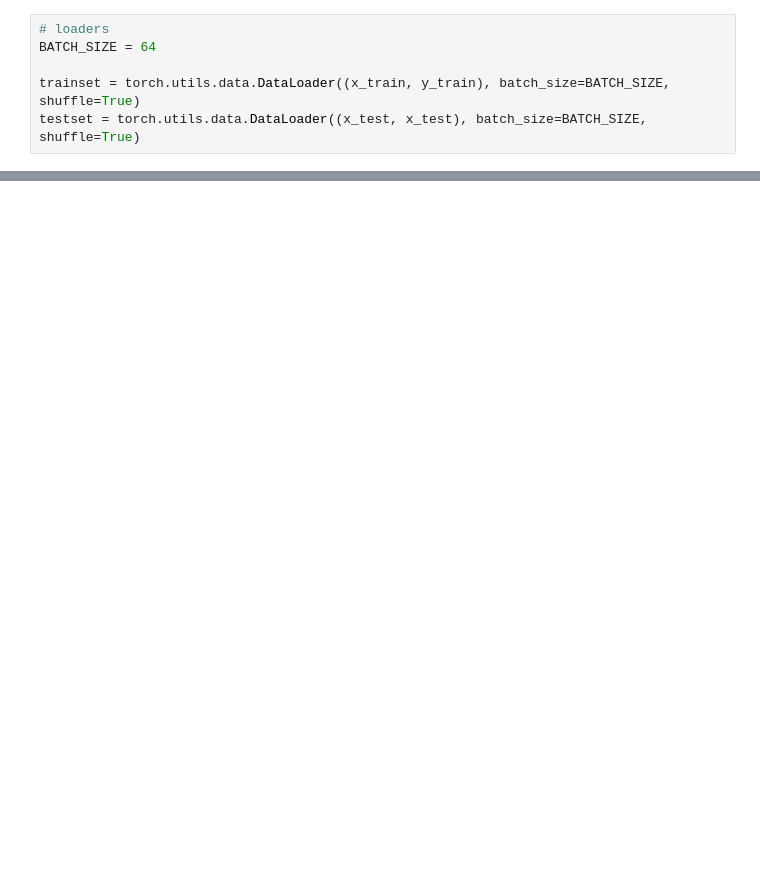
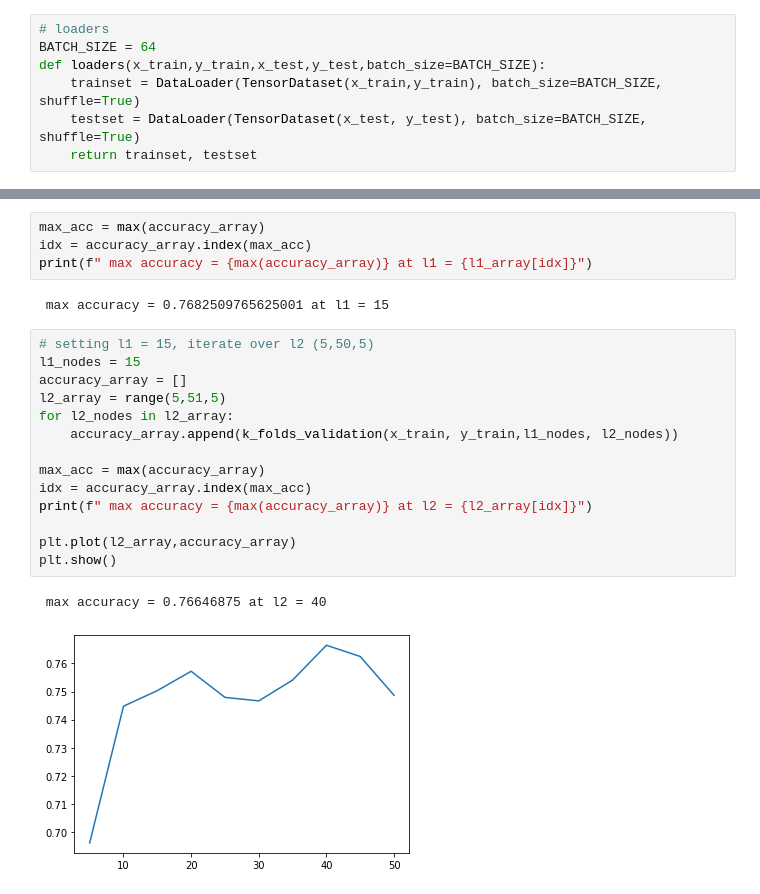
Before and after one commit to moharamfatema/data-classification-ml-python, a Jupyter notebook: nn.ipynb, the cells around one changed output, grey strips where cells are left out. Cells and saved outputs as stored; diff of their text form; blank space fills up the shorter version.

```diff
--- a/nn.ipynb
+++ b/nn.ipynb
@@ -29,6 +31,7 @@ y_test = df_to_tensor(to_numerical(y_test))
 # %%
 # loaders
 BATCH_SIZE = 64
-
-trainset = torch.utils.data.DataLoader((x_train, y_train), batch_size=BATCH_SIZE, shuffle=True)
-testset = torch.utils.data.DataLoader((x_test, x_test), batch_size=BATCH_SIZE, shuffle=True)
+def loaders(x_train,y_train,x_test,y_test,batch_size=BATCH_SIZE):
+    trainset = DataLoader(TensorDataset(x_train,y_train), batch_size=BATCH_SIZE, shuffle=True)
+    testset = DataLoader(TensorDataset(x_test, y_test), batch_size=BATCH_SIZE, shuffle=True)
+    return trainset, testset
@@ -54,0 +165,23 @@ model = Model(L1_NODES,L2_NODES)
+# %%
+max_acc = max(accuracy_array)
+idx = accuracy_array.index(max_acc)
+print(f" max accuracy = {max(accuracy_array)} at l1 = {l1_array[idx]}")
+# %% [output]
+ max accuracy = 0.7682509765625001 at l1 = 15
+# %%
+# setting l1 = 15, iterate over l2 (5,50,5)
+l1_nodes = 15
+accuracy_array = []
+l2_array = range(5,51,5)
+for l2_nodes in l2_array:
+    accuracy_array.append(k_folds_validation(x_train, y_train,l1_nodes, l2_nodes))
+
+max_acc = max(accuracy_array)
+idx = accuracy_array.index(max_acc)
+print(f" max accuracy = {max(accuracy_array)} at l2 = {l2_array[idx]}")
+
+plt.plot(l2_array,accuracy_array)
+plt.show()
+# %% [output]
+ max accuracy = 0.76646875 at l2 = 40
+[figure, added]
```
Also changed, not shown: parts of 25 cells of this notebook, 2 other files.
